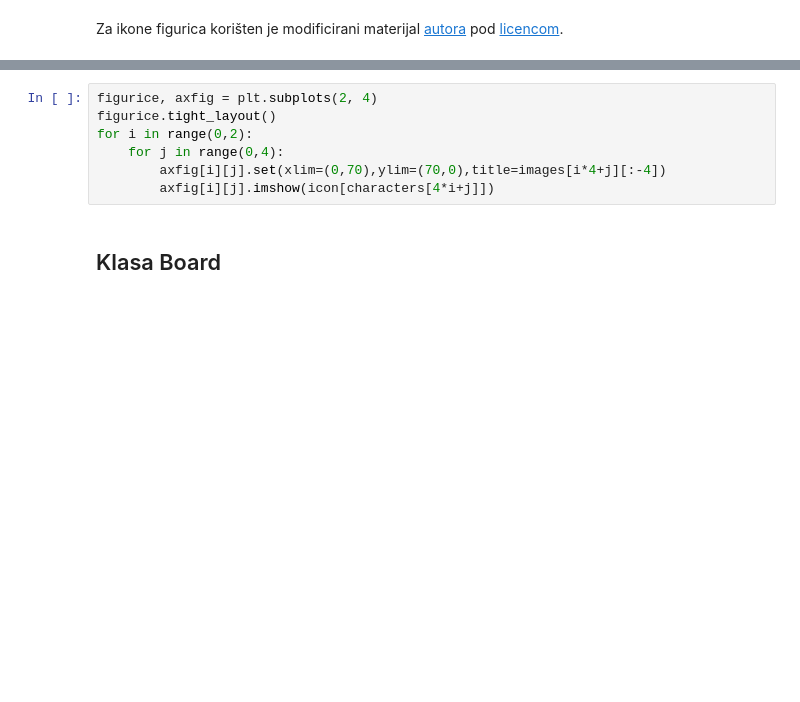
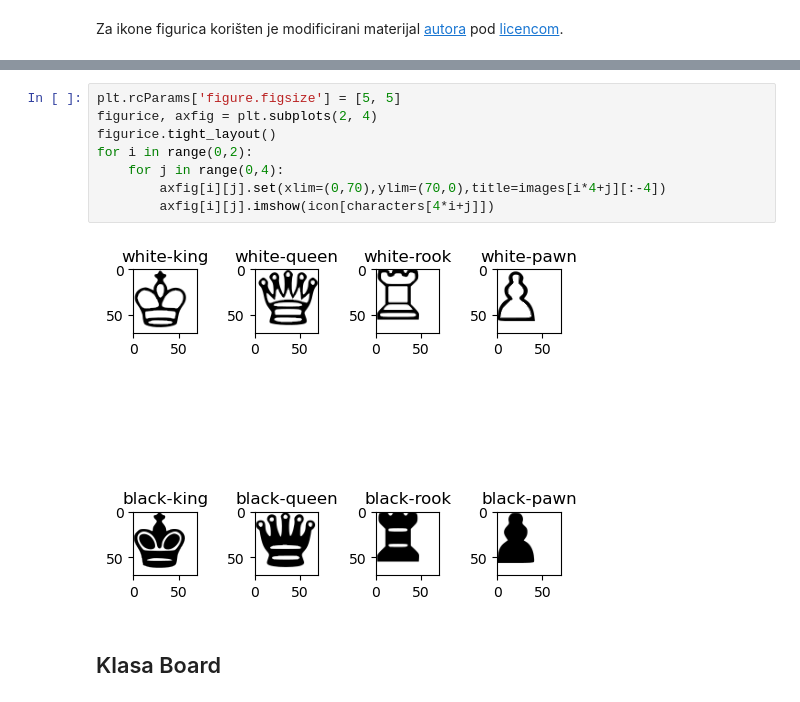
Before and after one commit to mihapetr/MS-esej, a Jupyter notebook: MS_chess.ipynb, the cells around one changed output, grey strips where cells are left out. Drawn from its saved outputs; the diff is of its cells as text; blank space fills up the shorter version.

```diff
--- a/MS_chess.ipynb
+++ b/MS_chess.ipynb
@@ -106,10 +97,13 @@ FileNotFoundError: [Errno 2] No such file or directory: './assets/white-king.png
 # %%
+plt.rcParams['figure.figsize'] = [5, 5]
 figurice, axfig = plt.subplots(2, 4)
 figurice.tight_layout()
 for i in range(0,2):
     for j in range(0,4):
         axfig[i][j].set(xlim=(0,70),ylim=(70,0),title=images[i*4+j][:-4])
         axfig[i][j].imshow(icon[characters[4*i+j]])
+# %% [output]
+[figure, added]
 # %% [markdown]
 ## Klasa Board
 # %% [markdown]
```
Also changed, not shown: parts of 43 cells of this notebook.
